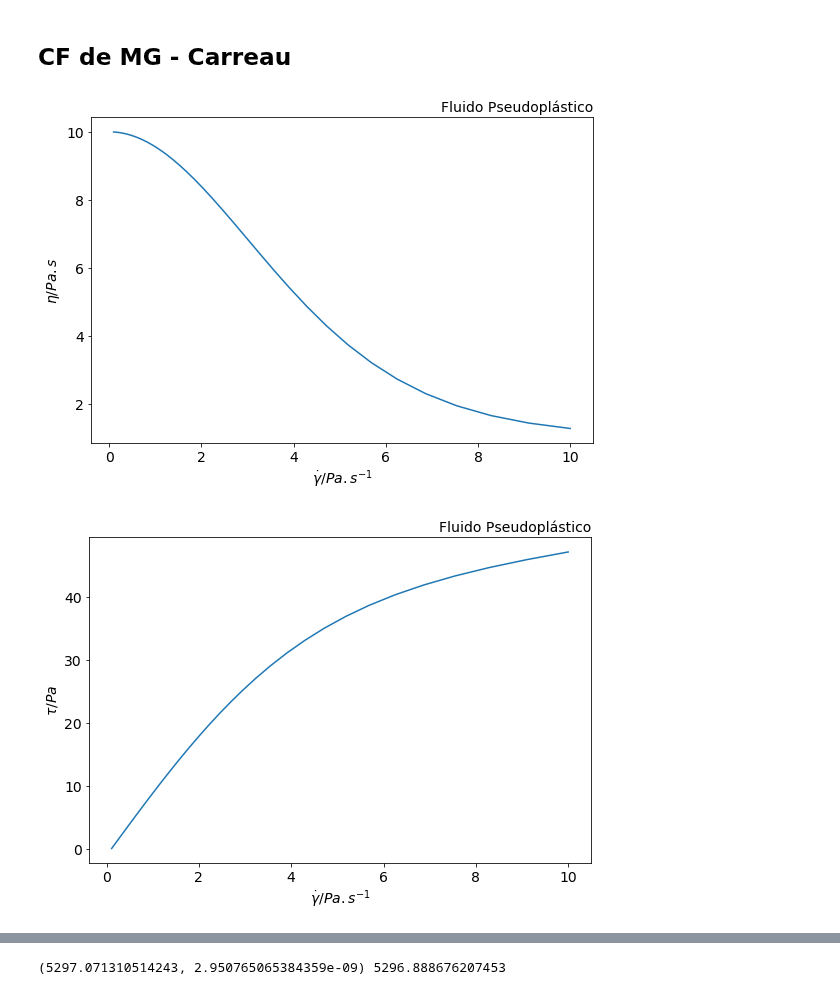
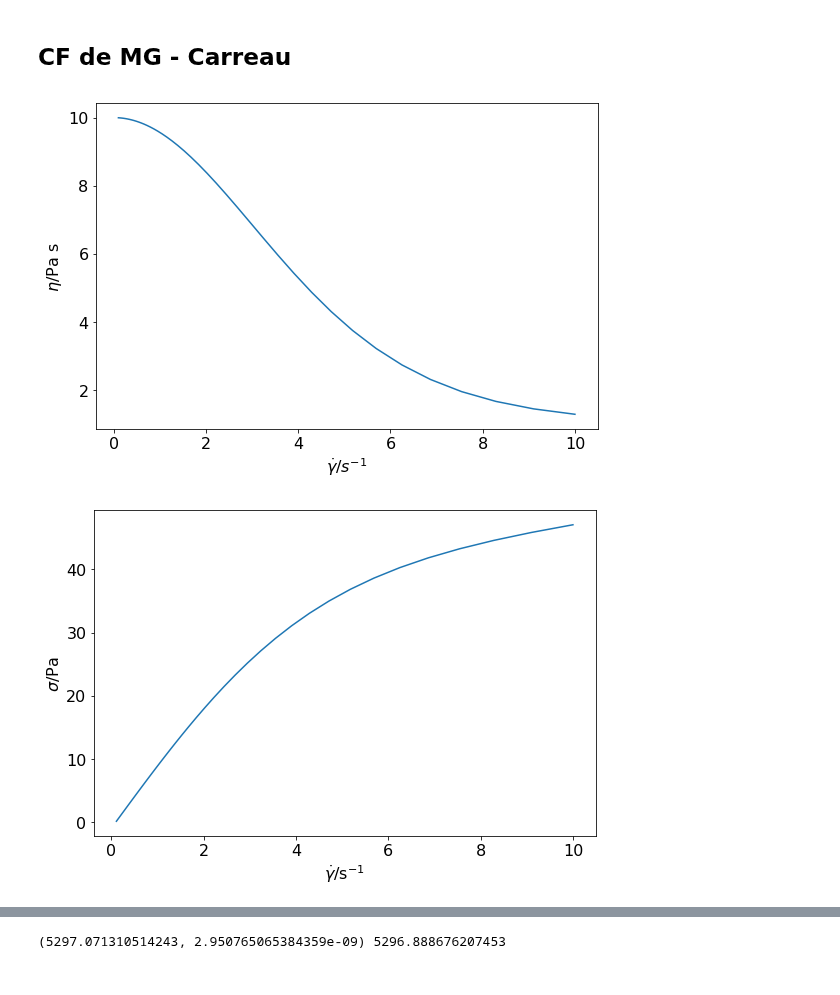
Before and after one commit to KarlClinckspoor/Tese, a Jupyter notebook: imagens/notebooks/Diagramas reologia.ipynb, the cells around one changed output, grey strips where cells are left out. Saved outputs shown, nothing was run; the diff lists cells and outputs as text; code cells hidden in the pictures.

```diff
--- a/imagens/notebooks/Diagramas reologia.ipynb
+++ b/imagens/notebooks/Diagramas reologia.ipynb
@@ -17,7 +17,7 @@ from scipy.integrate import simps, quad
 # Reologia
 ## Fluídos Newtonianos
 # %%
-mpl.rcParams.update({'font.size': 14, 'text.usetex':False, 'text.latex.unicode':True})
+mpl.rcParams.update({'font.size': 16, 'text.usetex':False, 'text.latex.unicode':True})
 visc = 10   # Pa.s
 taxa_cis = np.linspace(0.01, 10)  # s-1
 tensao = visc * taxa_cis  # Pa
@@ -28,16 +28,17 @@ fig2, ax2 = plt.subplots(1, 1, figsize=(9,6))
 ax1.plot(taxa_cis, tensao, marker='o', markersize=5)
 ax2.plot(taxa_cis, [visc] * len(taxa_cis), marker='o', markersize=5)
 
-ax1.set(xlabel=r'$\dot{\gamma}/s^{-1}$', ylabel=r'$\tau/Pa$')
-ax1.annotate(s=r'$\dfrac{\delta \tau}{\delta \gamma}=\eta=10\:Pa.s^{-1}$',
+ax1.set(xlabel=r'$\dot{\gamma}/s^{-1}$', ylabel=r'$\sigma/Pa$')
+ax1.annotate(text=r'$\frac{\partial \sigma}{\partial \dot{\gamma}}$ $=\eta=10$ Pa.s$^{-1}$',
              xy=(taxa_cis[25], tensao[25]),
-             xytext=(taxa_cis[25] + 0.5, tensao[25] - 10),
-             arrowprops={'arrowstyle':'->', 'connectionstyle':'arc3, rad=-.4' , 'color':'k'})
-ax1.set_title('Fluido Newtoniano', loc='right', fontsize='medium')
+             xytext=(taxa_cis[25] + 1, tensao[25] - 10),
+             arrowprops={'arrowstyle':'->', 'connectionstyle':'arc3, rad=-.1' , 'color':'k'}, fontsize=26,
+            usetex=True)
+#ax1.set_title('Fluido Newtoniano', loc='right', fontsize='medium')
 
-ax2.set(xlabel=r'$\dot{\gamma}/s^{-1}$', ylabel=r'$\eta/Pa.s^{-1}$')
-ax2.set_title('Fluido Newtoniano', loc='right', fontsize='medium')
+ax2.set(xlabel=r'$\dot{\gamma}/s^{-1}$', ylabel=r'$\eta/$Pa.s$^{-1}$')
+#ax2.set_title('Fluido Newtoniano', loc='right', fontsize='medium')
 
-fig1.savefig(r'C:\Users\Karl\Google Drive\Doutorado\Tese\imagens\reologia\newtoniano_exemplo_tauGP.pdf')
-fig2.savefig(r'C:\Users\Karl\Google Drive\Doutorado\Tese\imagens\reologia\newtoniano_exemplo_etaGP.pdf')
+fig1.savefig(r'..\reologia\newtoniano_exemplo_tauGP.pdf')
+fig2.savefig(r'..\reologia\newtoniano_exemplo_etaGP.pdf')
 # %% [output]
@@ -83,50 +86,48 @@ GP = np.log10(GP)
 # line_x = np.linspace(GP[deriv.argmin() - 5], GP[deriv.argmin() + 7])
 # line_y = inter + slp * line_x
 
-slopes.append(slp)
-
 GP = 10 ** GP
 y_carr = 10 ** y_carr
 # line_x = 10 ** line_x
 # line_y = 10 ** line_y
 
 axCA.plot(GP, y_carr)
 # axCA.plot(line_x, line_y, c='red', linestyle='--')
 # axCA.set_xscale('log')
 # axCA.set_yscale('log')
 
 linestyles = {'c': 'red', 'linestyle':':'}
 textstyles = {'fontsize': 15, 'color':'red'}
 
-axCA.set_title(r'Fluido Pseudoplástico', loc='right', fontsize='medium')
-axCA.set_xlabel('$\dot{\gamma}/Pa.s^{-1}$')
-axCA.set_ylabel('$\eta/Pa.s$')
+#axCA.set_title(r'Fluido Pseudoplástico', loc='right', fontsize='medium')
+axCA.set_xlabel('$\dot{\gamma}/s^{-1}$')
+axCA.set_ylabel('$\eta/$Pa s')
 # axCA.axhline(eta_0, **linestyles)
 # axCA.axhline(eta_inf, **linestyles)
 
 # axCA.axvline(GP[deriv2.argmin() - 1], **linestyles)
 #axCA.axvline(GP[deriv2.argmax()], **linestyles)
 
 # axCA.text(0.05, eta_0 + 10, r'$\eta_0$', **textstyles)
 # axCA.text(500, eta_inf + 0.7, r'$\eta_\infty$', **textstyles)
 # axCA.set_ylim((eta_inf*0.9, eta_0*1.5))
 # axCA.text(GP[deriv.argmin()], y_carr[deriv.argmin()], r'$n$', **textstyles)
 # axCA.text(GP[deriv2.argmin() - 4], np.log10(eta_0)+0.05, r'$\dot{\gamma}_b$', **textstyles)
 
 #fig.savefig('Carreau.png', dpi=600)
-fig.savefig(r'C:\Users\Karl\Google Drive\Doutorado\Tese\imagens\reologia\Pseudoplastico_eta.pdf')
+fig.savefig(r'..\reologia\Pseudoplastico_eta.pdf')
 
 cumulative = [quad(Carreau, GP[0], GP[i], args=(eta_0, eta_inf, GP_b, n))[0] for i in range(1, len(GP))]
 axCA_tau.plot(GP[1:], cumulative)
-axCA_tau.set_title(r'Fluido Pseudoplástico', loc='right', fontsize='medium')
-axCA_tau.set_xlabel('$\dot{\gamma}/Pa.s^{-1}$')
-axCA_tau.set_ylabel(r'$\tau/Pa$')
+#axCA_tau.set_title(r'Fluido Pseudoplástico', loc='right', fontsize='medium')
+axCA_tau.set_xlabel('$\dot{\gamma}$/s$^{-1}$')
+axCA_tau.set_ylabel(r'$\sigma$/Pa')
 # axCA_tau.set_xscale('log')
 # axCA_tau.set_yscale('log')
-fig2.savefig(r'C:\Users\Karl\Google Drive\Doutorado\Tese\imagens\reologia\Pseudoplastico_tau.pdf')
+fig2.savefig(r'..\reologia\Pseudoplastico_tau.pdf')
 # %% [output]
-[figure, old version]
+[figure, new version]
-[figure, old version]
+[figure, new version]
 # %%
 eta_0 = 10
 eta_inf = 1
```
Also changed, not shown: parts of 3 cells of this notebook, 37 other files.
